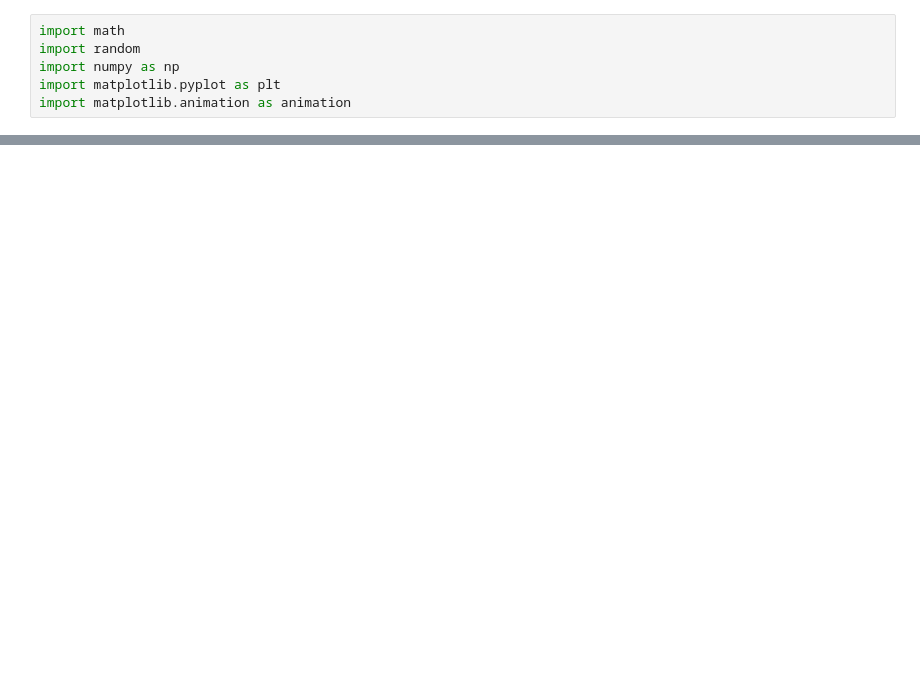
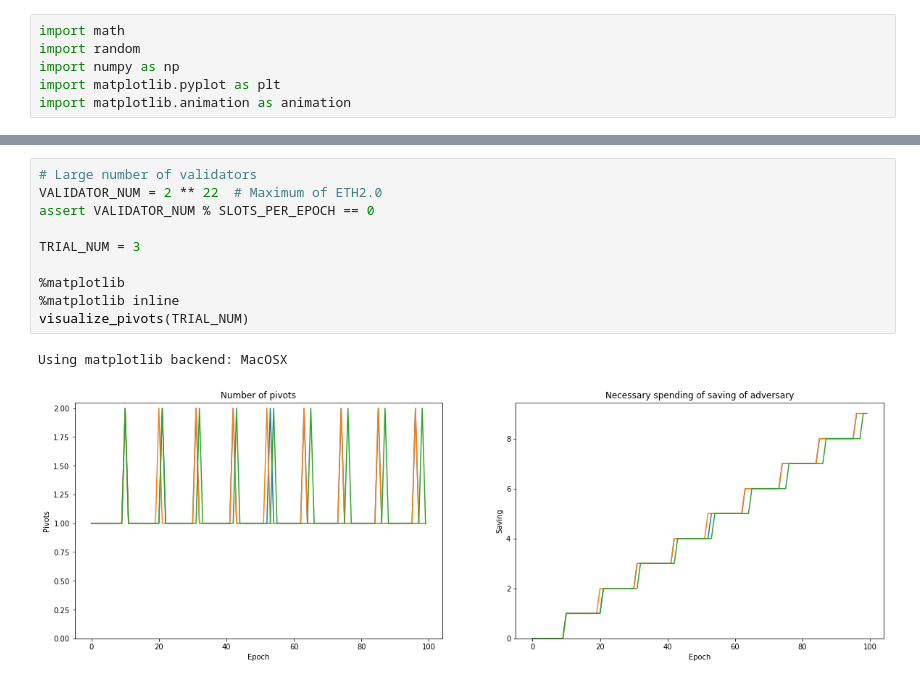
Before and after one commit to LayerXcom/lmd-ghost-simulation, a Jupyter notebook: Simulation.ipynb, the cells around one changed output, grey strips where cells are left out. Drawn from its saved outputs; the diff is of its cells as text; blank space fills up the shorter version.

```diff
--- a/Simulation.ipynb
+++ b/Simulation.ipynb
@@ -164,0 +183,13 @@ ani = animation.ArtistAnimation(fig, ims, interval=100)
+# %%
+# Large number of validators
+VALIDATOR_NUM = 2 ** 22  # Maximum of ETH2.0
+assert VALIDATOR_NUM % SLOTS_PER_EPOCH == 0
+
+TRIAL_NUM = 3
+
+%matplotlib
+%matplotlib inline
+visualize_pivots(TRIAL_NUM)
+# %% [output]
+Using matplotlib backend: MacOSX
+[figure, added]
```
Also changed, not shown: parts of 11 cells of this notebook, 2 other files.
